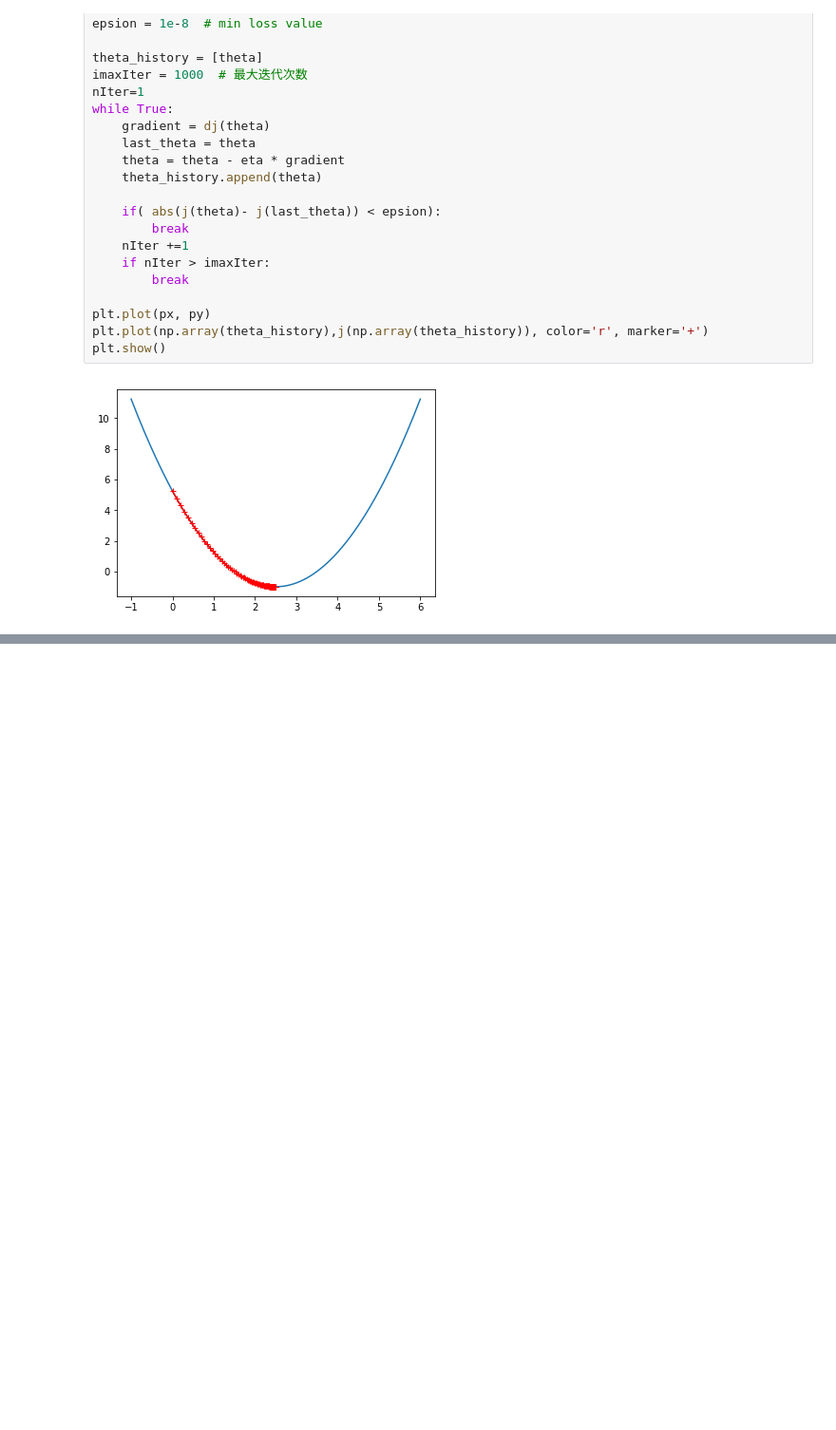
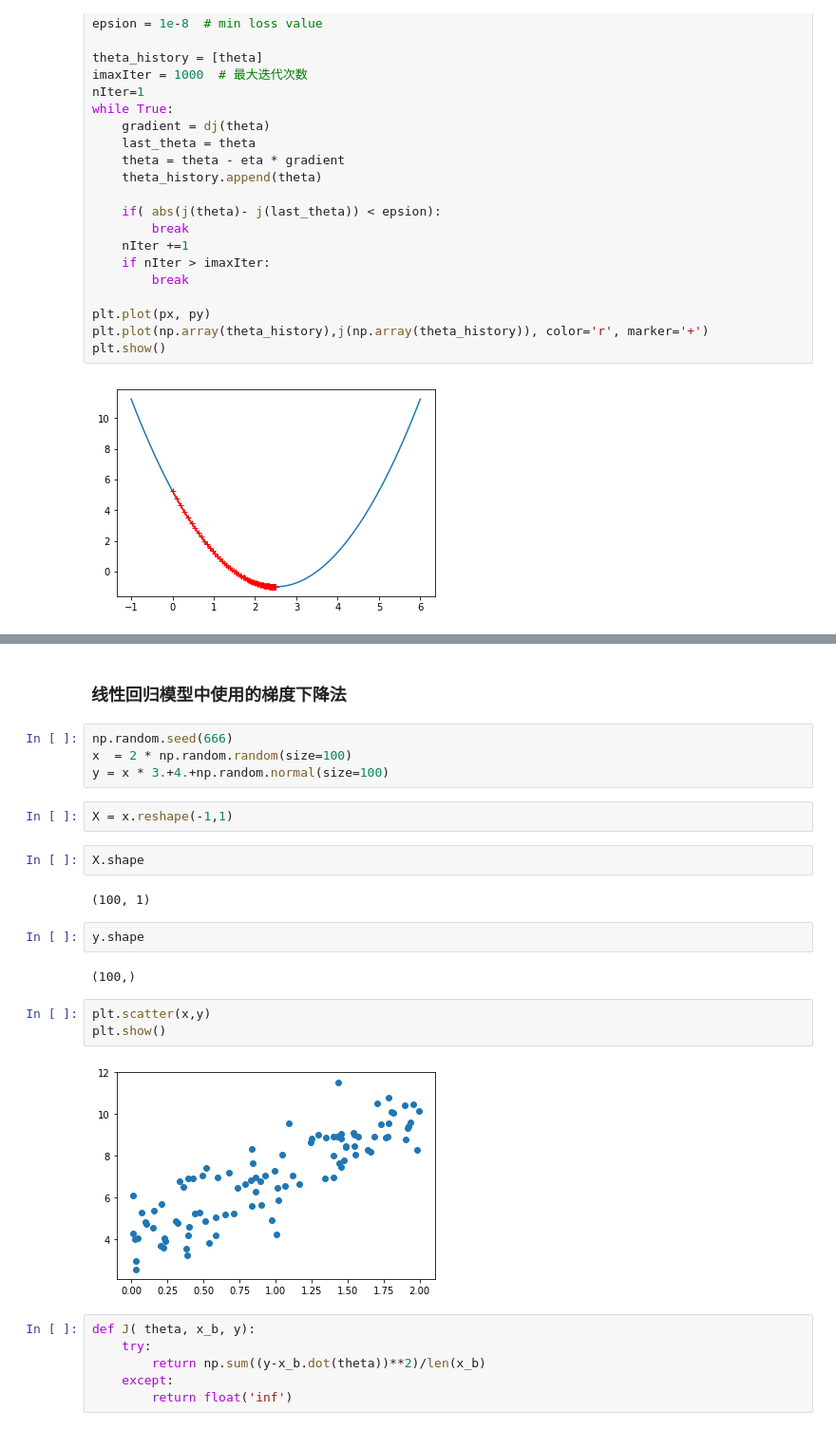
Before and after one commit to nobyte99/LearningML, a Jupyter notebook: gradient/gradient.ipynb, the cells around one changed output, grey strips where cells are left out. Shown at 95% size. Saved outputs shown, nothing was run; the diff lists cells and outputs as text; blank space fills up the shorter version.

```diff
--- a/gradient/gradient.ipynb
+++ b/gradient/gradient.ipynb
@@ -109,0 +114,27 @@ plt.show()
+# %% [markdown]
+###  线性回归模型中使用的梯度下降法
+# %%
+np.random.seed(666)
+x  = 2 * np.random.random(size=100)
+y = x * 3.+4.+np.random.normal(size=100)
+# %%
+X = x.reshape(-1,1)
+# %%
+X.shape
+# %% [output]
+(100, 1)
+# %%
+y.shape
+# %% [output]
+(100,)
+# %%
+plt.scatter(x,y)
+plt.show()
+# %% [output]
+[figure, added]
+# %%
+def J( theta, x_b, y):
+    try:
+        return np.sum((y-x_b.dot(theta))**2)/len(x_b)
+    except:
+        return float('inf')
```
Also changed, not shown: parts of 24 cells of this notebook.
